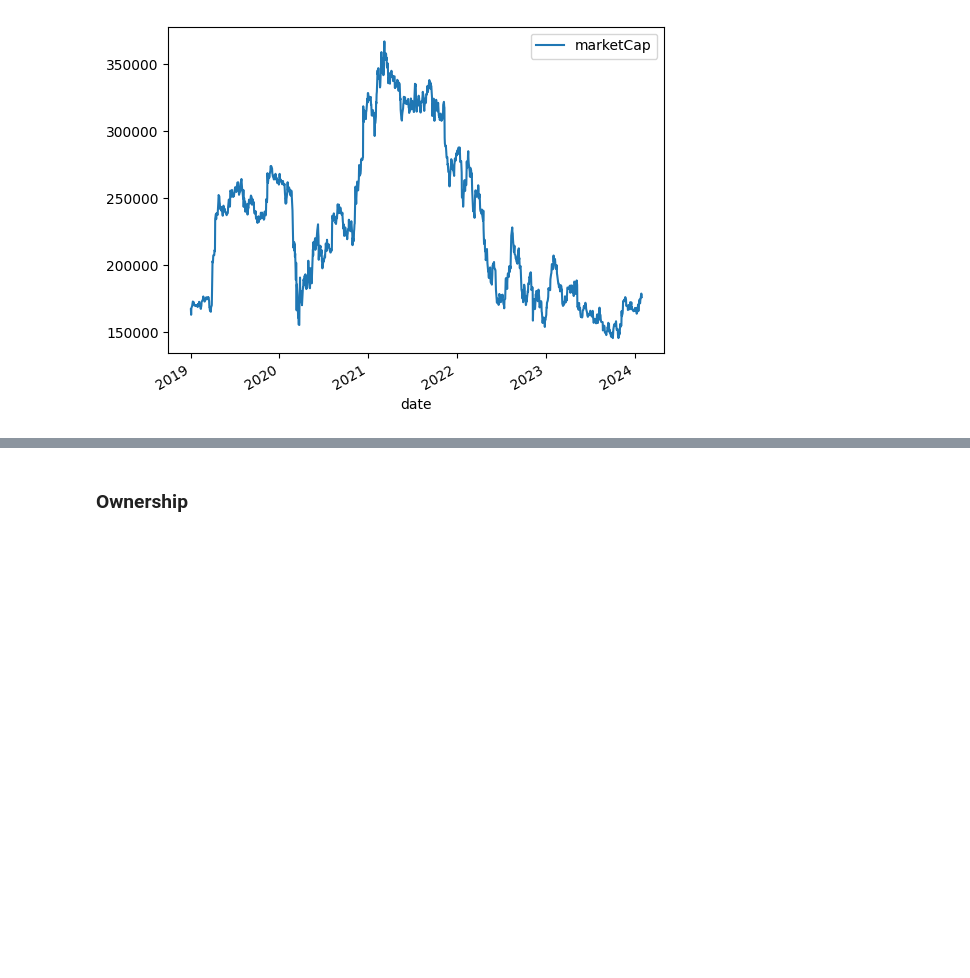
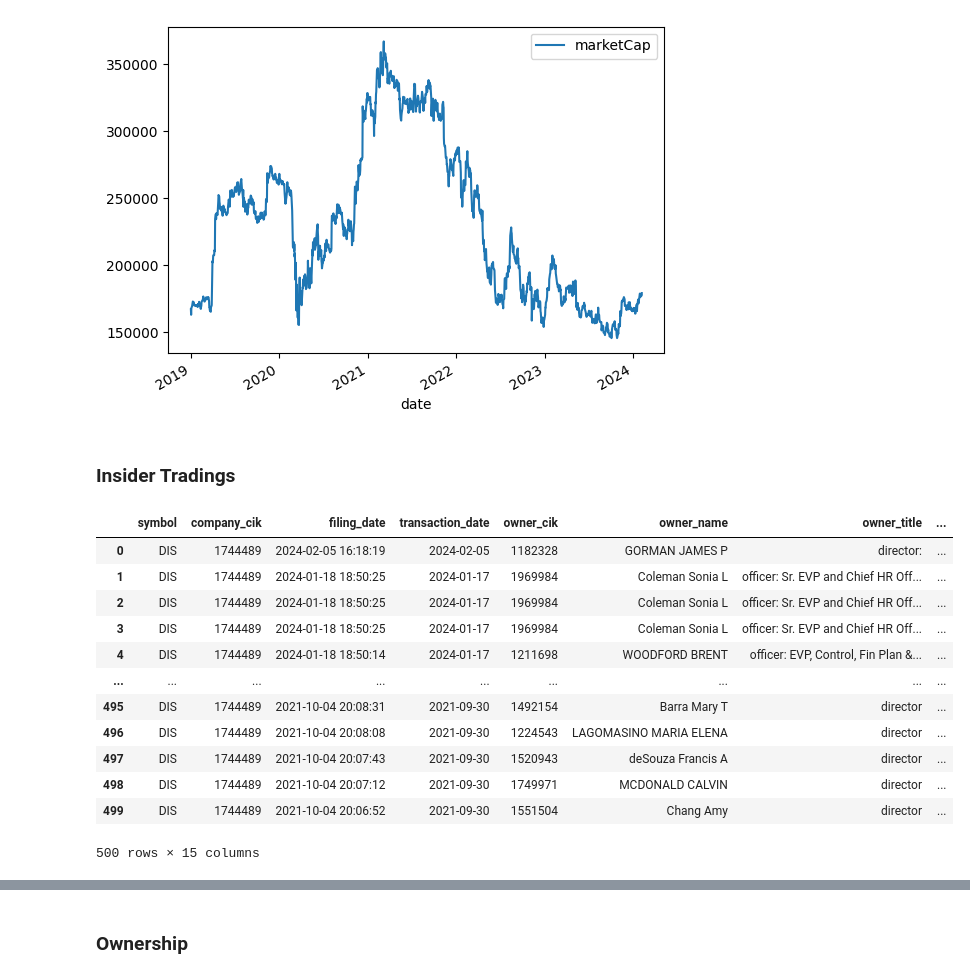
Before and after one commit to mmistroni/OpenBB_Experiments, a Jupyter notebook: OpenBBFinancialAnalysis.ipynb, the cells around one changed output, grey strips where cells are left out. Cells and saved outputs as stored; diff of their text form; code cells hidden in the pictures; blank space fills up the shorter version.

```diff
--- a/OpenBBFinancialAnalysis.ipynb
+++ b/OpenBBFinancialAnalysis.ipynb
@@ -482,3 +482,21 @@ df.plot()
 # %% [output]
 <Axes: xlabel='date'>
 [figure]
+# %% [markdown]
+### Insider Tradings
+# %%
+obb.equity.ownership.insider_trading(symbol=TICKER, limit=500)
+# %% [output]
+|  | symbol | company_cik | filing_date | transaction_date | owner_cik | owner_name | owner_title | ... |
+| 0 | DIS | 1744489 | 2024-02-05 16:18:19 | 2024-02-05 | 1182328 | GORMAN JAMES P | director: | ... |
+| 1 | DIS | 1744489 | 2024-01-18 18:50:25 | 2024-01-17 | 1969984 | Coleman Sonia L | officer: Sr. EVP and Chief HR Off... | ... |
+| 2 | DIS | 1744489 | 2024-01-18 18:50:25 | 2024-01-17 | 1969984 | Coleman Sonia L | officer: Sr. EVP and Chief HR Off... | ... |
+| 3 | DIS | 1744489 | 2024-01-18 18:50:25 | 2024-01-17 | 1969984 | Coleman Sonia L | officer: Sr. EVP and Chief HR Off... | ... |
+| 4 | DIS | 1744489 | 2024-01-18 18:50:14 | 2024-01-17 | 1211698 | WOODFORD BRENT | officer: EVP, Control, Fin Plan &... | ... |
+| ... | ... | ... | ... | ... | ... | ... | ... | ... |
+| 495 | DIS | 1744489 | 2021-10-04 20:08:31 | 2021-09-30 | 1492154 | Barra Mary T | director | ... |
+| 496 | DIS | 1744489 | 2021-10-04 20:08:08 | 2021-09-30 | 1224543 | LAGOMASINO MARIA ELENA | director | ... |
+| 497 | DIS | 1744489 | 2021-10-04 20:07:43 | 2021-09-30 | 1520943 | deSouza Francis A | director | ... |
+| 498 | DIS | 1744489 | 2021-10-04 20:07:12 | 2021-09-30 | 1749971 | MCDONALD CALVIN | director | ... |
+| 499 | DIS | 1744489 | 2021-10-04 20:06:52 | 2021-09-30 | 1551504 | Chang Amy | director | ... |
+500 rows × 15 columns
```
Also changed, not shown: parts of 6 cells of this notebook.
